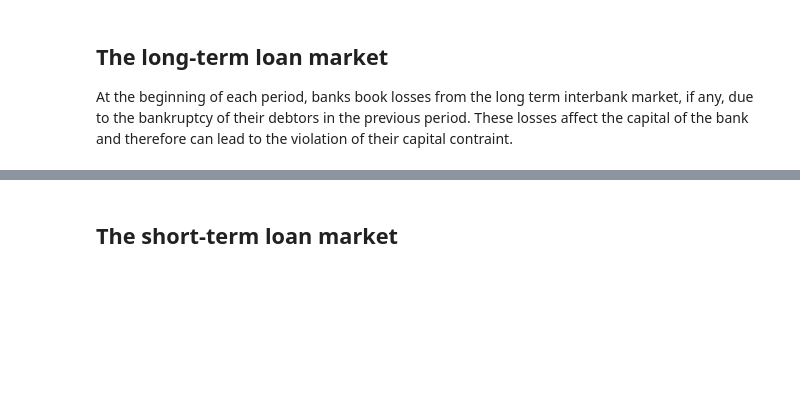
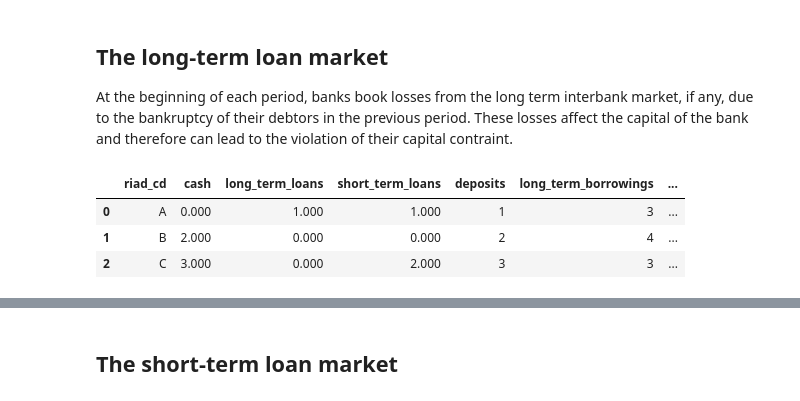
Before and after one commit to iliasaarabecb/adhoc_tasks, a Jupyter notebook: local_clearing_vectors.ipynb, the cells around one changed output, grey strips where cells are left out. Saved outputs shown, nothing was run; the diff lists cells and outputs as text; code cells hidden in the pictures; blank space fills up the shorter version.

```diff
--- a/local_clearing_vectors.ipynb
+++ b/local_clearing_vectors.ipynb
@@ -1037,6 +1160,29 @@ array([[ True],
 ## The long-term loan market
 
 At the beginning of each period, banks book losses from the long term interbank market, if any, due to the bankruptcy of their debtors in the previous period. These losses affect the capital of the bank and therefore can lead to the violation of their capital contraint.
+# %%
+class ShockPropagator(ShockPropagator):
+
+    def propagation_lt_loans(self):
+
+        # Compute losses
+        D = self.get_defaults()
+        L = self.W_lt[:, D] @ np.ones(D.sum())
+        self.df_nodes.long_term_loans -= L
+        self.df_nodes.long_term_loans = np.maximum(self.df_nodes.long_term_loans, 0)
+        self.W_lt[:, D] = 0
+# %%
+sp = ShockPropagator(df_nodes.copy(), (W_lt, W_st, W_sec), v, w)
+sp.initial_shock(bank = 0)
+sp.clear_market()
+sp.propagation_lt_loans()
+# %%
+sp.df_nodes
+# %% [output]
+|  | riad_cd | cash | long_term_loans | short_term_loans | deposits | long_term_borrowings | ... |
+| 0 | A | 0.000 | 1.000 | 1.000 | 1 | 3 | ... |
+| 1 | B | 2.000 | 0.000 | 0.000 | 2 | 4 | ... |
+| 2 | C | 3.000 | 0.000 | 2.000 | 3 | 3 | ... |
 # %%
 def get_defaulted_nodes(E: np.ndarray):
 
```
Also changed, not shown: parts of 25 cells of this notebook.
